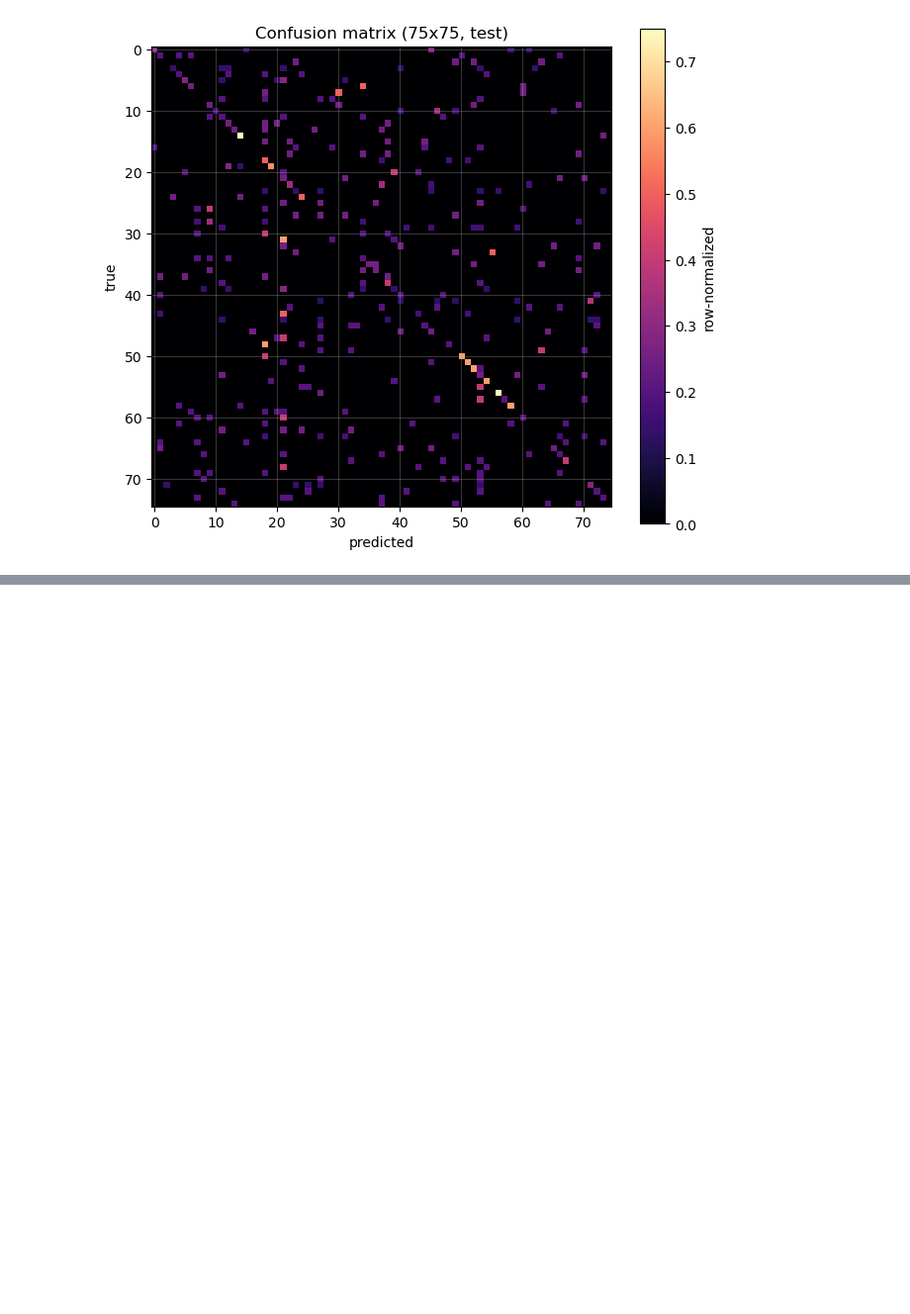
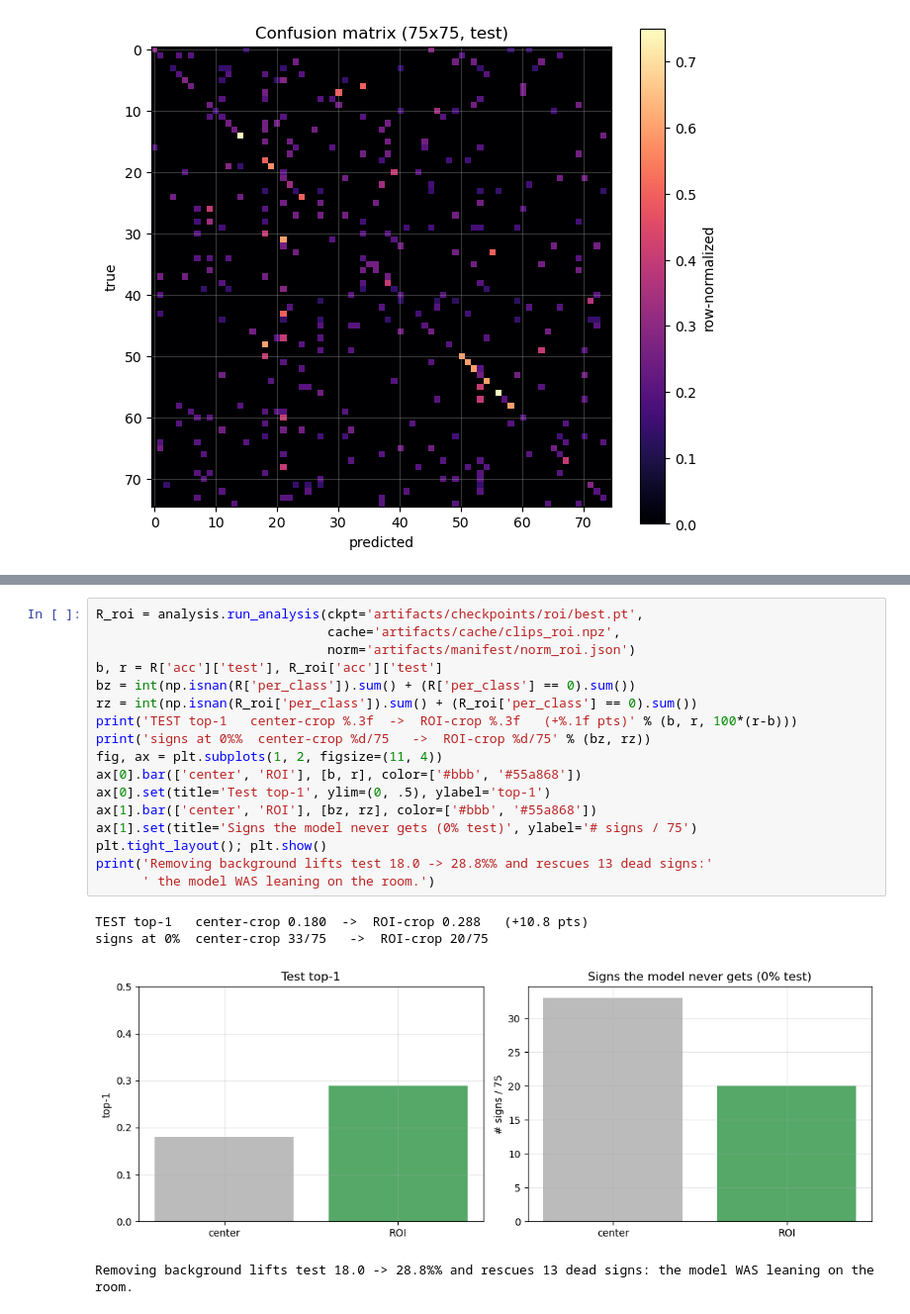
Before and after one commit to rikkiiwang/asl-learning, a Jupyter notebook: model/notebooks/model_story.ipynb, the cells around one changed output, grey strips where cells are left out. Shown at 99% size. Cells and saved outputs as stored; diff of their text form; blank space fills up the shorter version.

```diff
--- a/model/notebooks/model_story.ipynb
+++ b/model/notebooks/model_story.ipynb
@@ -224,0 +220,22 @@ high — it simply asks the learner to retry when unsure, rather than passing a
+# %%
+R_roi = analysis.run_analysis(ckpt='artifacts/checkpoints/roi/best.pt',
+                              cache='artifacts/cache/clips_roi.npz',
+                              norm='artifacts/manifest/norm_roi.json')
+b, r = R['acc']['test'], R_roi['acc']['test']
+bz = int(np.isnan(R['per_class']).sum() + (R['per_class'] == 0).sum())
+rz = int(np.isnan(R_roi['per_class']).sum() + (R_roi['per_class'] == 0).sum())
+print('TEST top-1   center-crop %.3f  ->  ROI-crop %.3f   (+%.1f pts)' % (b, r, 100*(r-b)))
+print('signs at 0%%  center-crop %d/75   ->  ROI-crop %d/75' % (bz, rz))
+fig, ax = plt.subplots(1, 2, figsize=(11, 4))
+ax[0].bar(['center', 'ROI'], [b, r], color=['#bbb', '#55a868'])
+ax[0].set(title='Test top-1', ylim=(0, .5), ylabel='top-1')
+ax[1].bar(['center', 'ROI'], [bz, rz], color=['#bbb', '#55a868'])
+ax[1].set(title='Signs the model never gets (0% test)', ylabel='# signs / 75')
+plt.tight_layout(); plt.show()
+print('Removing background lifts test 18.0 -> 28.8%% and rescues 13 dead signs:'
+      ' the model WAS leaning on the room.')
+# %% [output]
+TEST top-1   center-crop 0.180  ->  ROI-crop 0.288   (+10.8 pts)
+signs at 0%  center-crop 33/75   ->  ROI-crop 20/75
+[figure, added]
+Removing background lifts test 18.0 -> 28.8%% and rescues 13 dead signs: the model WAS leaning on the room.
```
Also changed, not shown: parts of 10 cells of this notebook, 23 other files.
